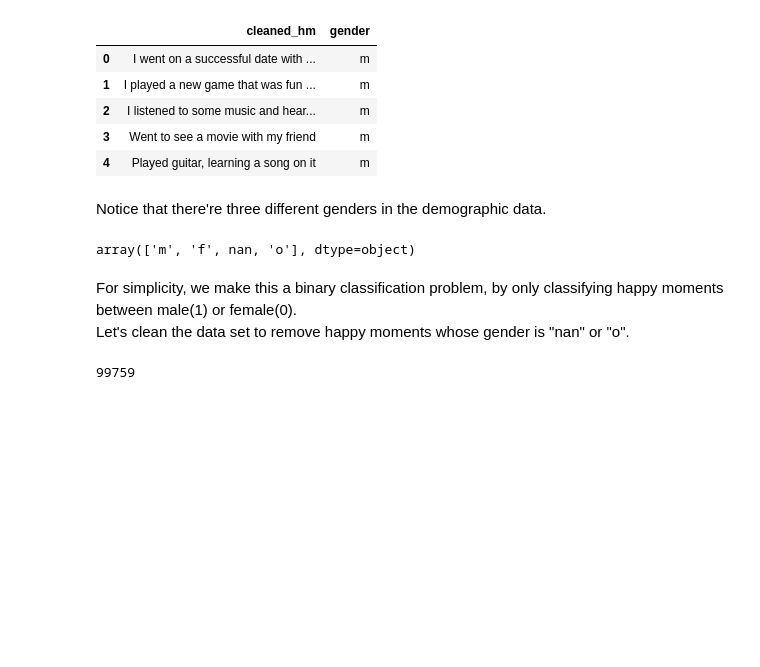
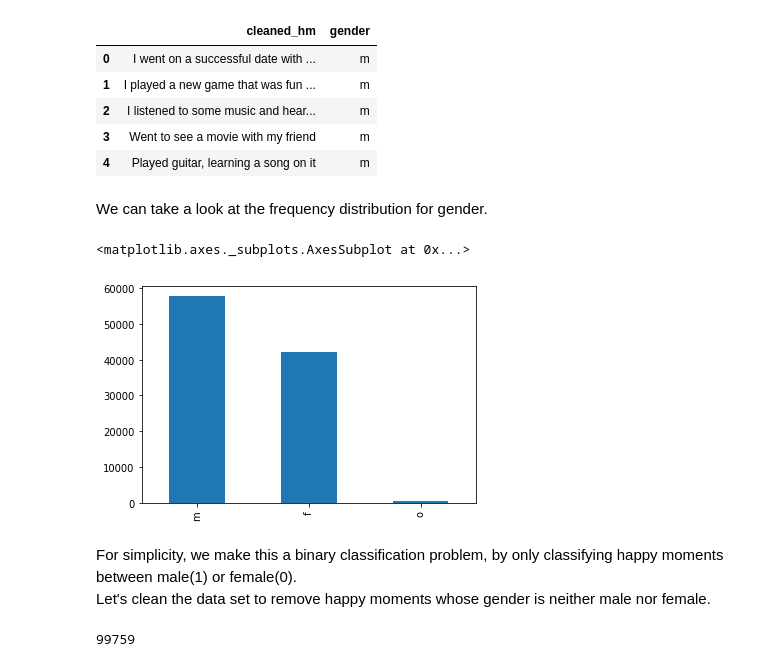
Before and after one commit to ZhengyangXu/Kaggle_happydb, a Jupyter notebook: happydb_kernel_v2.ipynb, the cells around one changed output. Cells and saved outputs as stored; diff of their text form; code cells hidden in the pictures; blank space fills up the shorter version.

```diff
--- a/happydb_kernel_v2.ipynb
+++ b/happydb_kernel_v2.ipynb
@@ -83,15 +254,16 @@ gender_data.head()
 | 2 | I listened to some music and hear... | m |
 | 3 | Went to see a movie with my friend | m |
 | 4 | Played guitar, learning a song on it | m |
-# %% [markdown]
-Notice that there're three different genders in the demographic data.
-# %%
-gender_data.gender.unique()
-# %% [output]
-array(['m', 'f', nan, 'o'], dtype=object)
+# %% [markdown]
+We can take a look at the frequency distribution for gender.
+# %%
+gender_data.gender.value_counts().plot(kind='bar')
+# %% [output]
+<matplotlib.axes._subplots.AxesSubplot at 0x...>
+[figure, added]
 # %% [markdown]
 For simplicity, we make this a binary classification problem, by only classifying happy moments between male(1) or female(0).
-Let's clean the data set to remove happy moments whose gender is "nan" or "o".
+Let's clean the data set to remove happy moments whose gender is neither male nor female.
 # %%
 gender_bin_data = gender_data[(gender_data['gender'] == 'm') | (gender_data['gender'] == 'f')]
 
```
Also changed, not shown: parts of 66 cells of this notebook, 2 other files.
